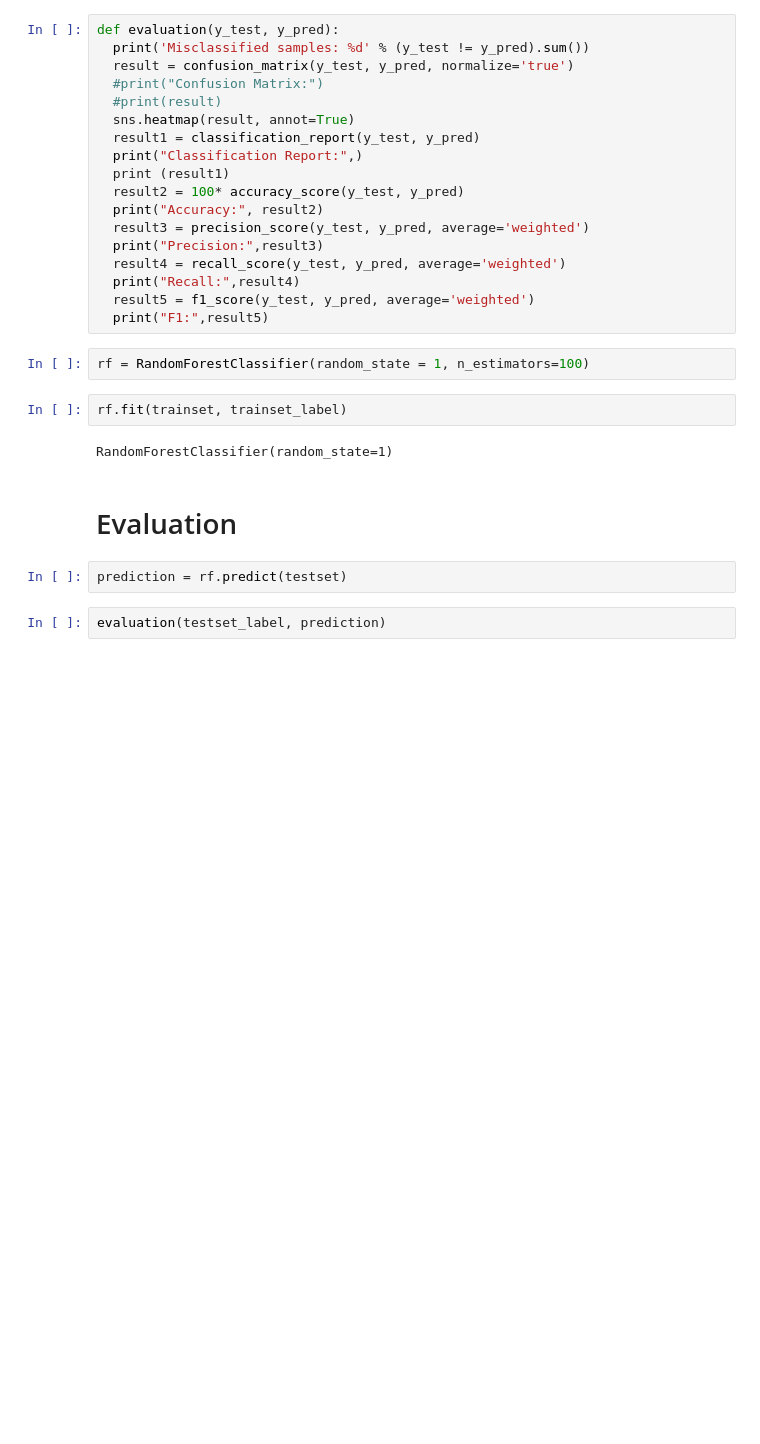
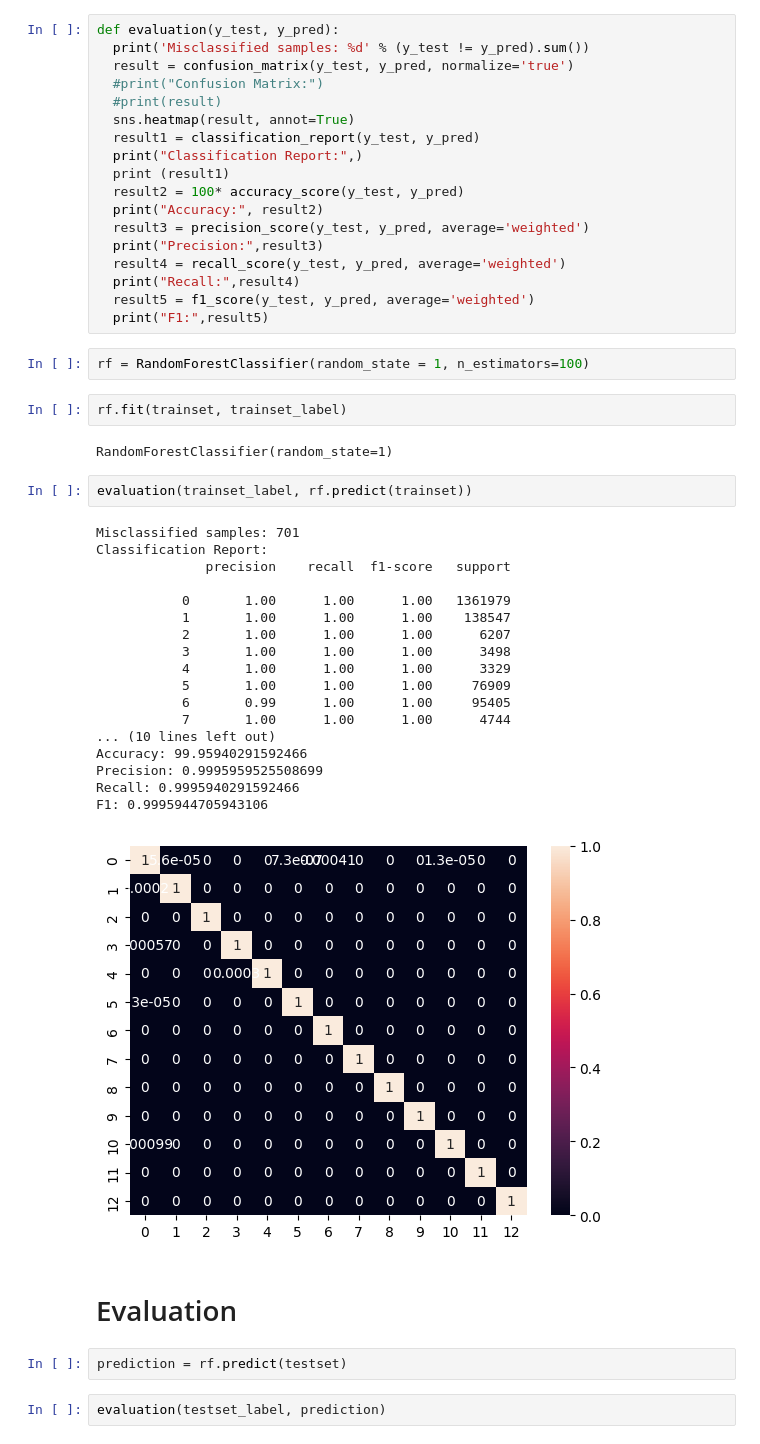
Before and after one commit to BeforeTheStorm202/NT204.N21.ATCL-Group5, a Jupyter notebook: CICIDS2017_RandomForest.ipynb, the cells around one changed output. Saved outputs shown, nothing was run; the diff lists cells and outputs as text; blank space fills up the shorter version.

Commit message:
Add training evaluation & load model.

```diff
--- a/CICIDS2017_RandomForest.ipynb
+++ b/CICIDS2017_RandomForest.ipynb
@@ -225,6 +227,27 @@ rf = RandomForestClassifier(random_state = 1, n_estimators=100)
 rf.fit(trainset, trainset_label)
 # %% [output]
 RandomForestClassifier(random_state=1)
+# %%
+evaluation(trainset_label, rf.predict(trainset))
+# %% [output]
+Misclassified samples: 701
+Classification Report:
+              precision    recall  f1-score   support
+
+           0       1.00      1.00      1.00   1361979
+           1       1.00      1.00      1.00    138547
+           2       1.00      1.00      1.00      6207
+           3       1.00      1.00      1.00      3498
+           4       1.00      1.00      1.00      3329
+           5       1.00      1.00      1.00     76909
+           6       0.99      1.00      1.00     95405
+           7       1.00      1.00      1.00      4744
+... (10 lines left out)
+Accuracy: 99.95940291592466
+Precision: 0.9995959525508699
+Recall: 0.9995940291592466
+F1: 0.9995944705943106
+[figure, added]
 # %% [markdown]
 # Evaluation
 # %%
```
Also changed, not shown: parts of 3 cells of this notebook.
